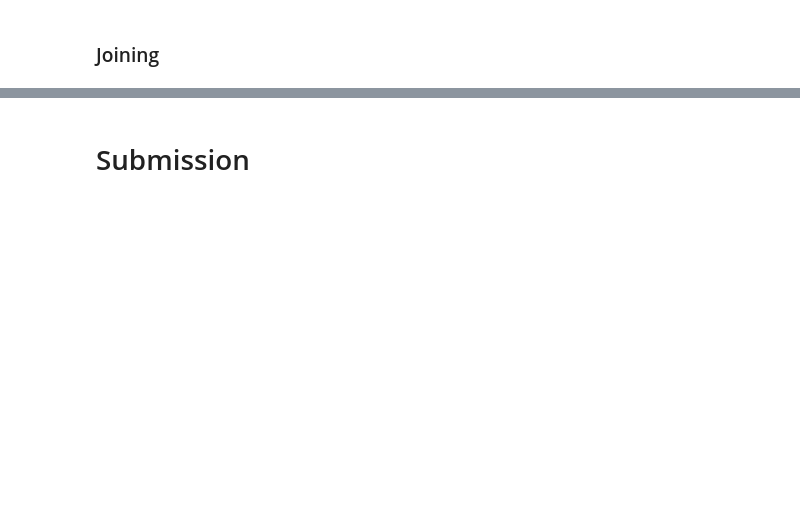
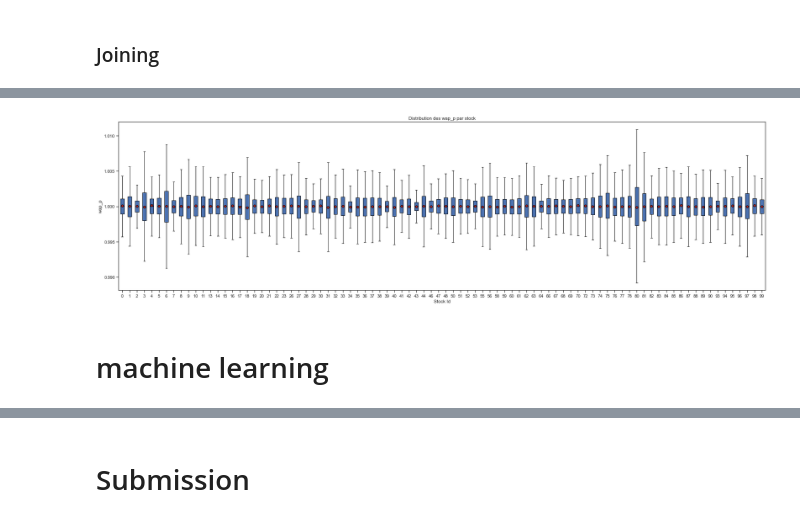
Before and after one commit to abugeia/P8_kaggle_competition, a Jupyter notebook: P8_kaggle_competition.ipynb, the cells around one changed output, grey strips where cells are left out. Saved outputs shown, nothing was run; the diff lists cells and outputs as text; code cells hidden in the pictures; blank space fills up the shorter version.

```diff
--- a/P8_kaggle_competition.ipynb
+++ b/P8_kaggle_competition.ipynb
@@ -449,2 +553,5 @@ Wall time: 11.4 s
 # %% [markdown]
 ### Trades
+# %%
+list_order_trade_file_train = glob.glob(data_folder + td_train_fol + '*')[:number_of_stocks]
+stock_id_max = int(list_order_trade_file_train[-1].split('=')[1])
@@ -450,0 +596,4 @@ Wall time: 11.4 s
+# %%
+# Function to count unique elements of a series
+def count_unique(series):
+    return len(np.unique(series))
@@ -450,0 +660,4 @@ Wall time: 11.4 s
+# %%
+%%time
+df_trade_agg = agg_df_and_concatenate_parallel(list_order_trade_file_train, trade_agg_form_parallele)
+df_trade_agg.head()
@@ -535,0 +674,8 @@ dtype: int64
+# %%
+df = vol_train[vol_train.stock_id <= stock_id_max].copy()
+df['row_id'] = df['stock_id'].astype(str) + '-' + df['time_id'].astype(str)
+
+df = df.merge(df_book_agg, on = ['row_id'], how = 'left')
+df = df.merge(df_trade_agg, on = ['row_id'], how = 'left')
+
+df.head()
@@ -535,0 +689,30 @@ dtype: int64
+# %%
+#Création d'un sous échantillon par modalité
+groupes = []
+for s in df['stock_id'].unique():
+    groupes.append(df[df['stock_id'] == s]['wap_p_mean'])
+
+# 'OO' méthode pour plot
+fig, ax = plt.subplots(figsize=(30,8))
+
+# Propriétés graphiques
+medianprops = {'color':"black"}
+meanprops = {'marker':'o', 'markeredgecolor':'black',
+            'markerfacecolor':'firebrick'}
+
+ax.boxplot(groupes,
+           labels=df['stock_id'].unique(),
+           showfliers=False,
+           medianprops=medianprops,
+           vert=True,
+           patch_artist=True,
+           showmeans=True,
+           meanprops=meanprops)
+
+ax.set(title='Distribution des wap_p par stock',
+      xlabel="Stock Id",
+      ylabel='wap_p')
+
+plt.show()
+# %% [output]
+[figure, added]
@@ -535,0 +721,2 @@ dtype: int64
+# %% [markdown]
+# machine learning
```
Also changed, not shown: parts of 133 cells of this notebook, 5 other files.
